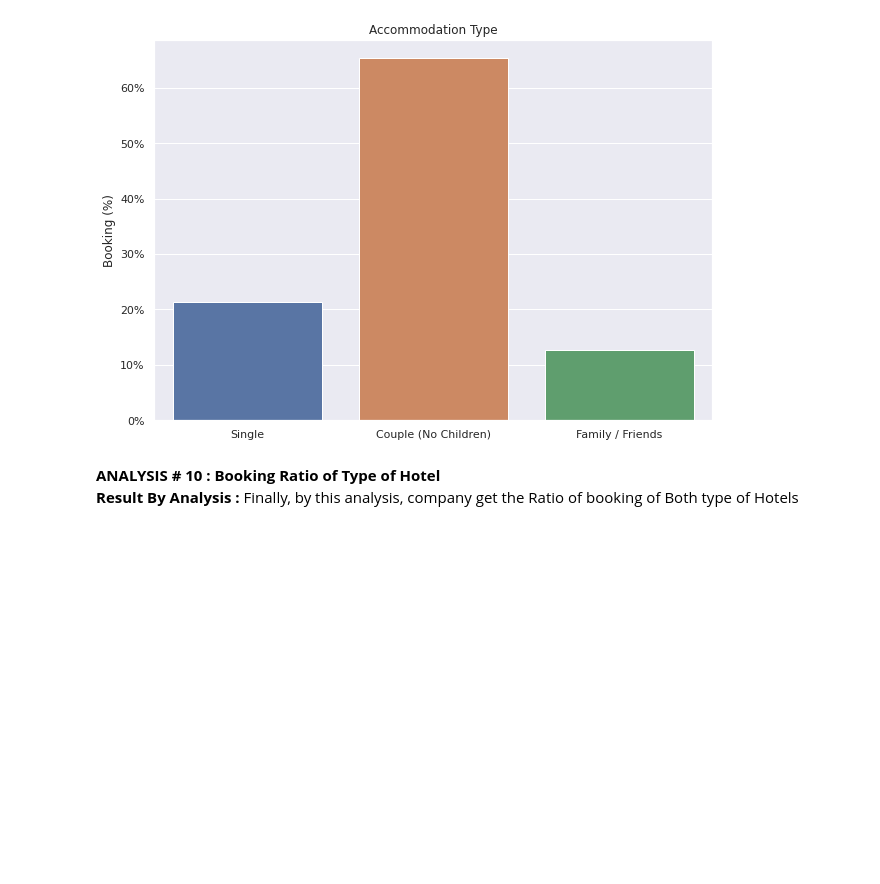
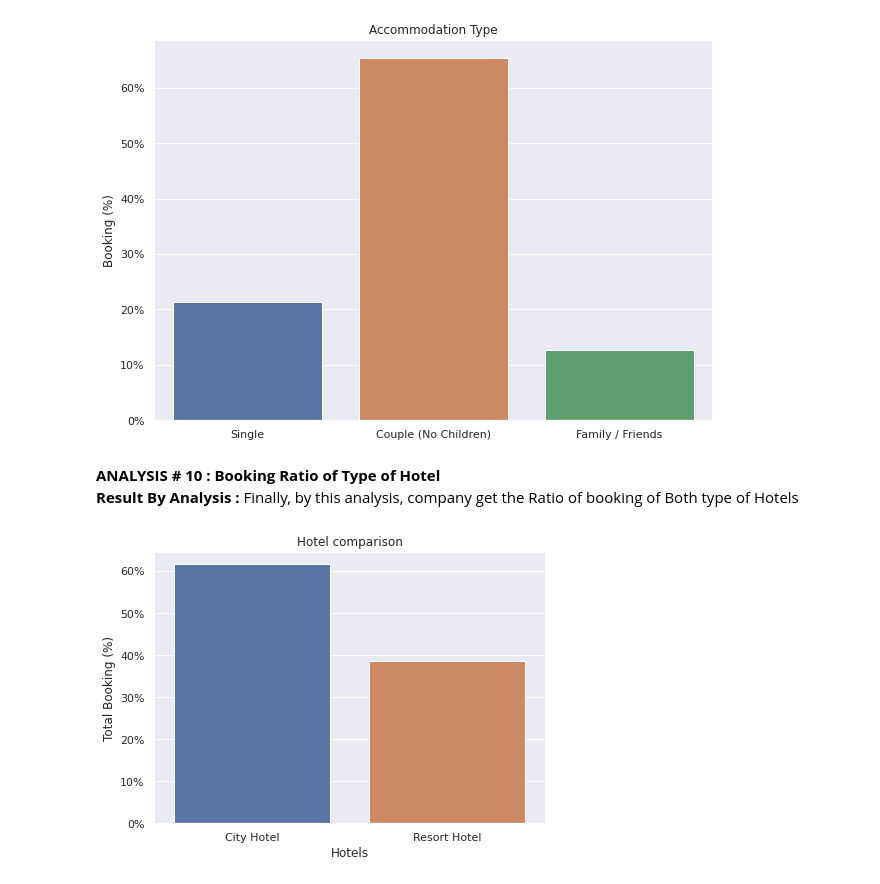
Before and after one commit to sameer5279/CapstoneProject, a Jupyter notebook: Hotel_Booking_Analysis_Solution_Capstone_Project.ipynb, the cells around one changed output. Cells and saved outputs as stored; diff of their text form; code cells hidden in the pictures; blank space fills up the shorter version.

```diff
--- a/Hotel_Booking_Analysis_Solution_Capstone_Project.ipynb
+++ b/Hotel_Booking_Analysis_Solution_Capstone_Project.ipynb
@@ -355,3 +355,9 @@ plot(names,count_percent,  y_label='Booking (%)', title='Accommodation Type', fi
 # %% [markdown]
 **ANALYSIS # 10 : Booking Ratio of Type of Hotel**
 **Result By Analysis :** Finally, by this analysis, company get the Ratio of booking of Both type of Hotels
+# %%
+# What is the booking ratio between Resort Hotel and City Hotel?
+x,y = get_count(df_not_canceled['hotel'])
+plot(x,y, x_label='Hotels', y_label='Total Booking (%)', title='Hotel comparison')
+# %% [output]
+[figure, added]
```
Also changed, not shown: parts of 6 cells of this notebook.
